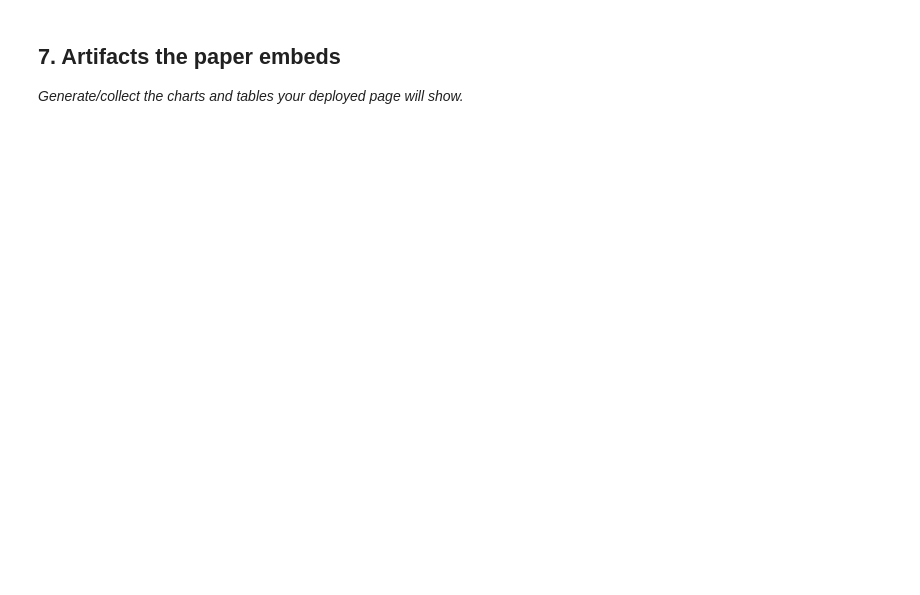
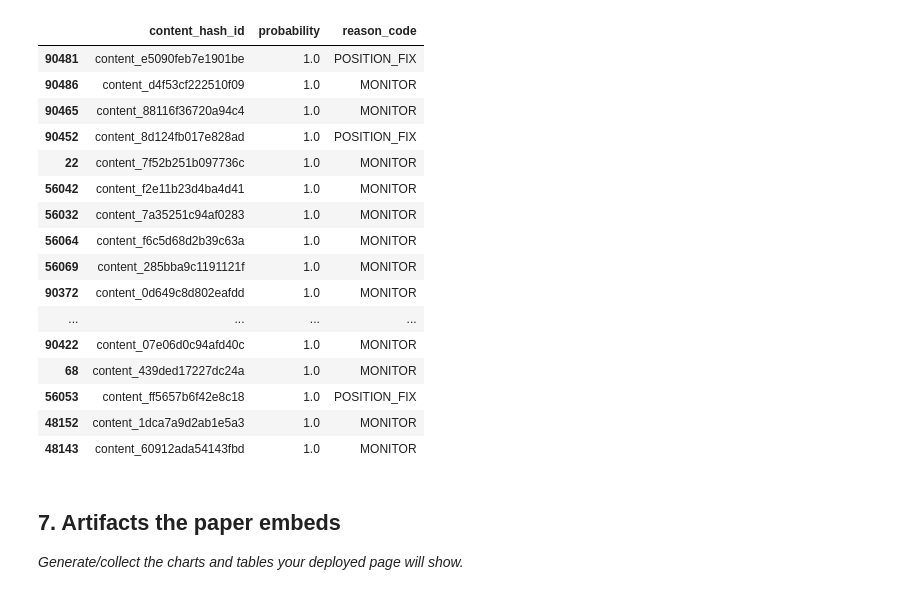
Before and after one commit to Syed-Hunain-Naqvi/Flyrank-Internship, a Jupyter notebook: work/notebooks/capstone.ipynb, the cells around one changed output. Saved outputs shown, nothing was run; the diff lists cells and outputs as text; code cells hidden in the pictures; blank space fills up the shorter version.

```diff
--- a/work/notebooks/capstone.ipynb
+++ b/work/notebooks/capstone.ipynb
@@ -33,3 +343,60 @@ This skeleton is yours to fill. Work the sections **in order** — each one has
+# %%
+import numpy as np
+
+df["probability"] = model.predict_proba(X)[:,1]
+
+# Pre-calculate medians to avoid recalculating in each row operation
+median_impressions = df["impressions"].median()
+median_clicks = df["clicks"].median()
+median_sessions = df["sessions"].median()
+
+# Define conditions for vectorized assignment
+conditions = [
+    (df["impressions"] > median_impressions) & (df["clicks"] < median_clicks),
+    df["avg_position"] > 20,
+    df["sessions"] < median_sessions
+]
+
+# Define corresponding choices
+choices = [
+    "CTR_FIX",
+    "POSITION_FIX",
+    "LOW_ENGAGEMENT"
+]
+
+# Apply vectorized selection
+df["reason_code"] = np.select(conditions, choices, default="MONITOR")
+
+recommendations = df.sort_values(
+    "probability",
+    ascending=False
+)
+
+recommendations[
+[
+"content_hash_id",
+"probability",
+"reason_code"
+]
+].head(20)
+# %% [output]
+|  | content_hash_id | probability | reason_code |
+| 90481 | content_e5090feb7e1901be | 1.0 | POSITION_FIX |
+| 90486 | content_d4f53cf222510f09 | 1.0 | MONITOR |
+| 90465 | content_88116f36720a94c4 | 1.0 | MONITOR |
+| 90452 | content_8d124fb017e828ad | 1.0 | POSITION_FIX |
+| 22 | content_7f52b251b097736c | 1.0 | MONITOR |
+| 56042 | content_f2e11b23d4ba4d41 | 1.0 | MONITOR |
+| 56032 | content_7a35251c94af0283 | 1.0 | MONITOR |
+| 56064 | content_f6c5d68d2b39c63a | 1.0 | MONITOR |
+| 56069 | content_285bba9c1191121f | 1.0 | MONITOR |
+| 90372 | content_0d649c8d802eafdd | 1.0 | MONITOR |
+| ... | ... | ... | ... |
+| 90422 | content_07e06d0c94afd40c | 1.0 | MONITOR |
+| 68 | content_439ded17227dc24a | 1.0 | MONITOR |
+| 56053 | content_ff5657b6f42e8c18 | 1.0 | POSITION_FIX |
+| 48152 | content_1dca7a9d2ab1e5a3 | 1.0 | MONITOR |
+| 48143 | content_60912ada54143fbd | 1.0 | MONITOR |
 # %% [markdown]
 ## 7. Artifacts the paper embeds
 
```
Also changed, not shown: parts of 27 cells of this notebook.
